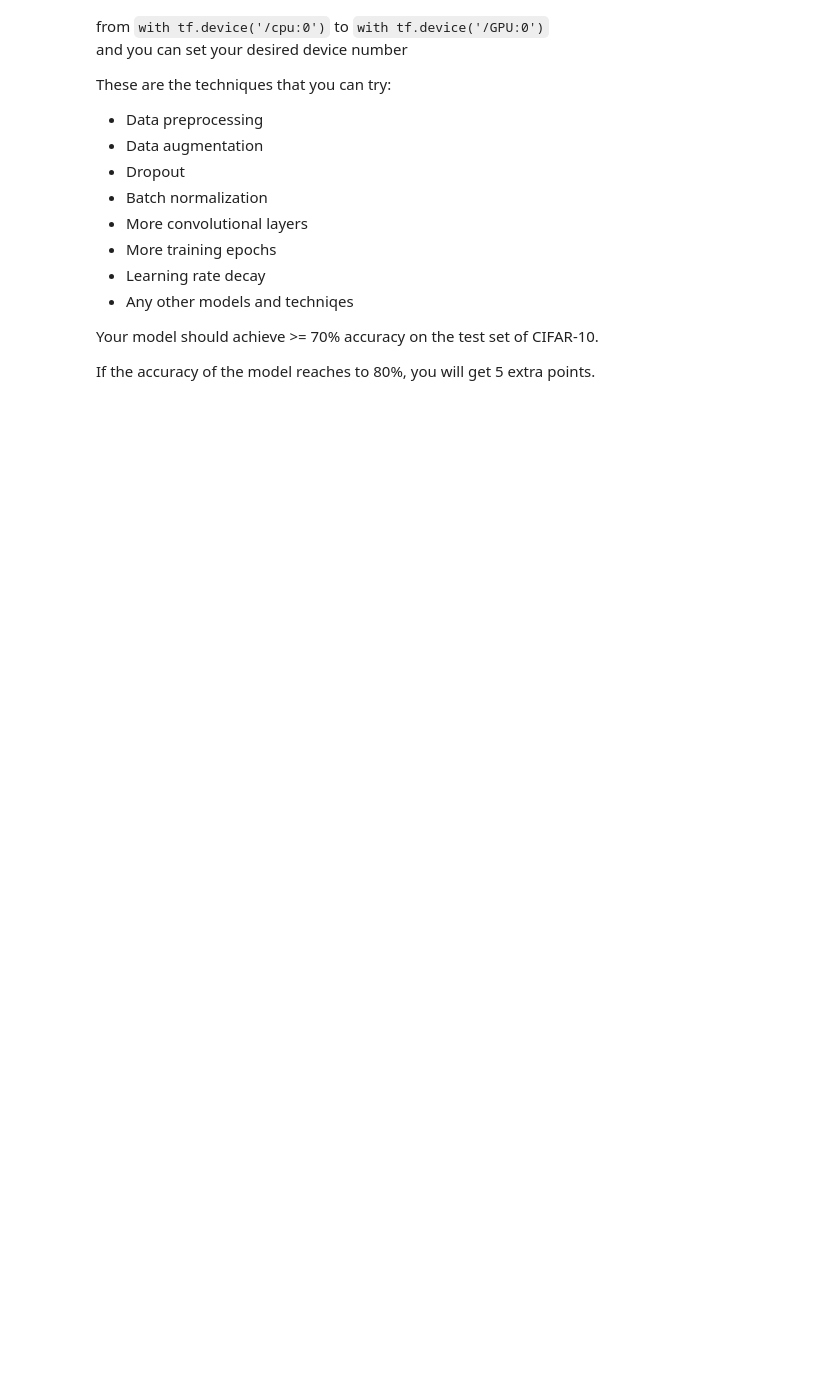
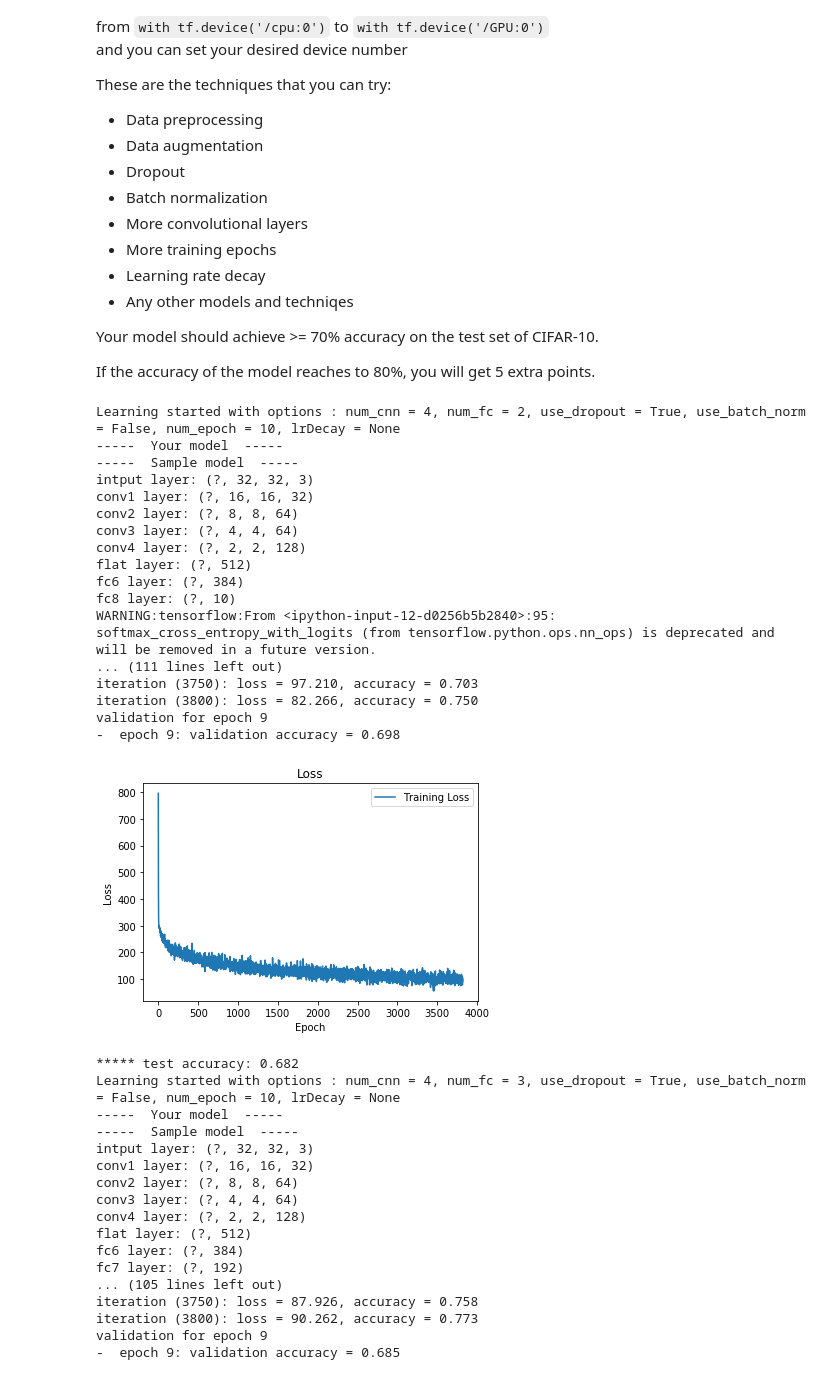
Before and after one commit to PradeepKadubandi/CSCI599-Assignment1, a Jupyter notebook: Problem_2.ipynb, the cells around one changed output. Drawn from its saved outputs; the diff is of its cells as text; code cells hidden in the pictures; blank space fills up the shorter version.

Commit message:
Problem 2 with trial and error for 2nd problem (custom model).
Need to clean up extra things.

```diff
--- a/Problem_2.ipynb
+++ b/Problem_2.ipynb
@@ -168,6 +180,7 @@ def norm(input, is_training):
 # %%
 class BaseModel(object):
-    def __init__(self):
+    def __init__(self, options):
+        self.options = options #Base class does not use this for now, for child class
         self.num_epoch = 5
         self.batch_size = 128
         self.log_step = 50
@@ -414,19 +427,3 @@ These are the techniques that you can try:
 Your model should achieve >= 70% accuracy on the test set of CIFAR-10.
 
 If the accuracy of the model reaches to 80%, you will get 5 extra points.
-# %%
-class YourModel(BaseModel):
-    def __init__(self):
-        super(YourModel, self).__init__()
-        self.num_epoch = 10
-
-    def _model(self):
-        print('-' * 5 + '  Your model  ' + '-' * 5)
-
-        #############################################################################
-        # TODO: Implement you own model here                                        #
-        #############################################################################
-
-        #############################################################################
-        #                             END OF YOUR CODE                              #
-        #############################################################################
@@ -432,0 +518,61 @@ class YourModel(BaseModel):
+# %%
+def reset_and_train(options):
+    print (str.format("Learning started with options : {}", options))
+    # Clear old computation graphs
+    tf.reset_default_graph()
+
+    #############################################################################
+    #                             END OF YOUR CODE                              #
+    #############################################################################
+
+    with tf.Session(config=tf.ConfigProto(allow_soft_placement=True, log_device_placement=True)) as sess:
+        with tf.device('/gpu:0'):
+            model = YourModel(options)
+            model.train(sess, X_train, Y_train, X_val, Y_val)
+            accuracy = model.evaluate(sess, X_test, Y_test)
+            print('***** test accuracy: %.3f' % accuracy)
+# %%
+reset_and_train(Options(num_cnn = 4, use_dropout = True))
+reset_and_train(Options(num_cnn = 4, use_dropout = True, num_fc = 3))
+reset_and_train(Options(num_cnn = 4, use_dropout = False))
+reset_and_train(Options(num_cnn = 4, use_dropout = True, num_fc = 3))
+reset_and_train(Options(num_cnn = 5, use_dropout = True))
+reset_and_train(Options(num_cnn = 5, use_dropout = True, num_fc = 3))
+reset_and_train(Options(num_cnn = 5, use_dropout = False))
+reset_and_train(Options(num_cnn = 5, use_dropout = True, num_fc = 3))
+# %% [output]
+Learning started with options : num_cnn = 4, num_fc = 2, use_dropout = True, use_batch_norm = False, num_epoch = 10, lrDecay = None
+-----  Your model  -----
+-----  Sample model  -----
+intput layer: (?, 32, 32, 3)
+conv1 layer: (?, 16, 16, 32)
+conv2 layer: (?, 8, 8, 64)
+conv3 layer: (?, 4, 4, 64)
+conv4 layer: (?, 2, 2, 128)
+flat layer: (?, 512)
+fc6 layer: (?, 384)
+fc8 layer: (?, 10)
+WARNING:tensorflow:From <ipython-input-12-d0256b5b2840>:95: softmax_cross_entropy_with_logits (from tensorflow.python.ops.nn_ops) is deprecated and will be removed in a future version.
+... (111 lines left out)
+iteration (3750): loss = 97.210, accuracy = 0.703
+iteration (3800): loss = 82.266, accuracy = 0.750
+validation for epoch 9
+-  epoch 9: validation accuracy = 0.698
+[figure, added]
+***** test accuracy: 0.682
+Learning started with options : num_cnn = 4, num_fc = 3, use_dropout = True, use_batch_norm = False, num_epoch = 10, lrDecay = None
+-----  Your model  -----
+-----  Sample model  -----
+intput layer: (?, 32, 32, 3)
+conv1 layer: (?, 16, 16, 32)
+conv2 layer: (?, 8, 8, 64)
+conv3 layer: (?, 4, 4, 64)
+conv4 layer: (?, 2, 2, 128)
+flat layer: (?, 512)
+fc6 layer: (?, 384)
+fc7 layer: (?, 192)
+... (105 lines left out)
+iteration (3750): loss = 87.926, accuracy = 0.758
+iteration (3800): loss = 90.262, accuracy = 0.773
+validation for epoch 9
+-  epoch 9: validation accuracy = 0.685
```
Also changed, not shown: parts of 7 cells of this notebook.
